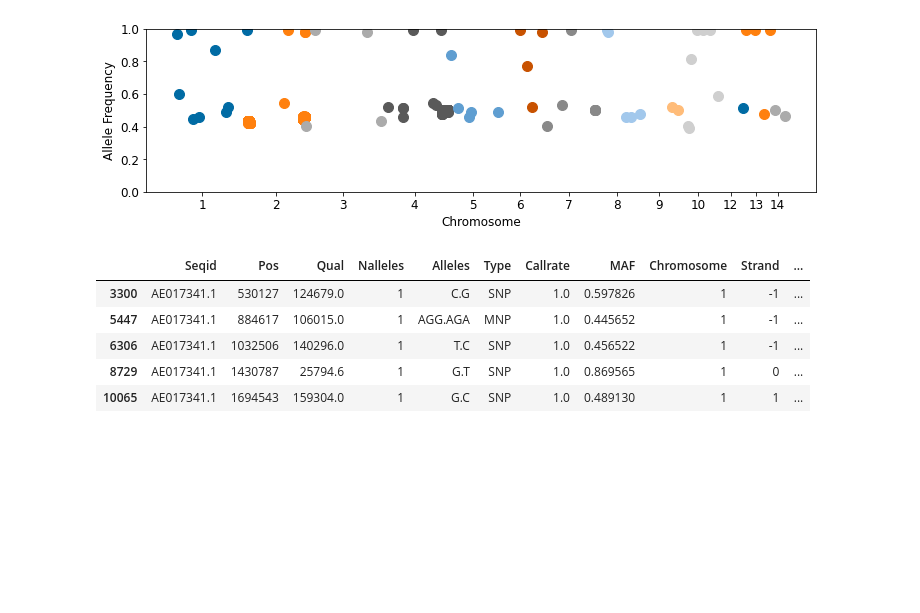
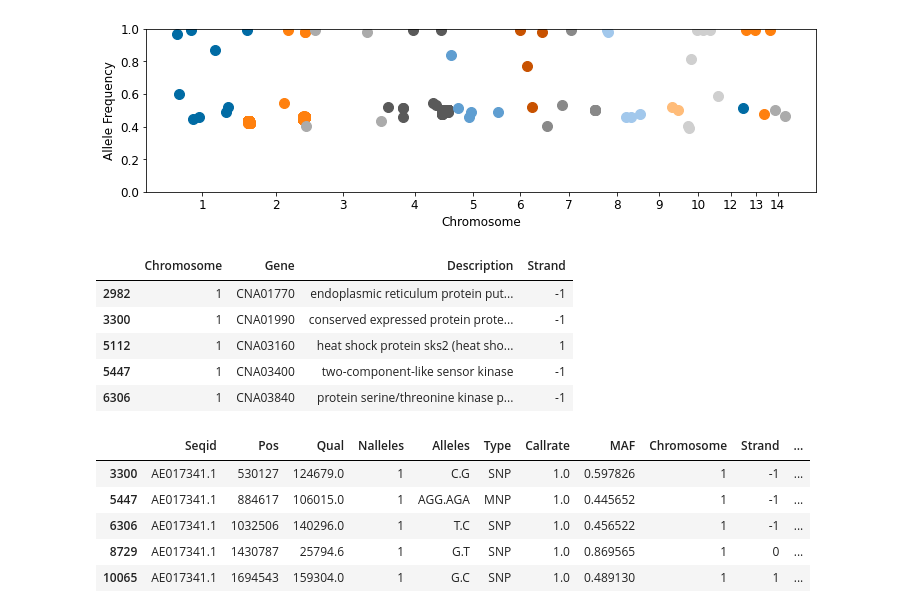
Before and after one commit to magwenelab/Self-Filamentation_B3502_progeny, a Jupyter notebook: SCRIPTS/Variant_filter.ipynb, the cells around one changed output. Drawn from its saved outputs; the diff is of its cells as text; code cells hidden in the pictures; blank space fills up the shorter version.

```diff
--- a/SCRIPTS/Variant_filter.ipynb
+++ b/SCRIPTS/Variant_filter.ipynb
@@ -541 +557,17 @@ variants = snpy.geneoverlap(variants,gff)
+# %%
+## Find the genes that overlap with the variants
+if 'Gene' in variants.columns:
+    pass
+else:
+    variants = snpy.geneoverlap(variants,gff)
+
+## View head
+variants[['Chromosome','Gene','Description','Strand']].head()
+# %% [output]
+|  | Chromosome | Gene | Description | Strand |
+| 2982 | 1 | CNA01770 | endoplasmic reticulum protein put... | -1 |
+| 3300 | 1 | CNA01990 | conserved expressed protein prote... | -1 |
+| 5112 | 1 | CNA03160 | heat shock protein sks2 (heat sho... | 1 |
+| 5447 | 1 | CNA03400 | two-component-like sensor kinase | -1 |
+| 6306 | 1 | CNA03840 | protein serine/threonine kinase p... | -1 |
 # %%
```
Also changed, not shown: parts of 16 cells of this notebook, 4 other files.
